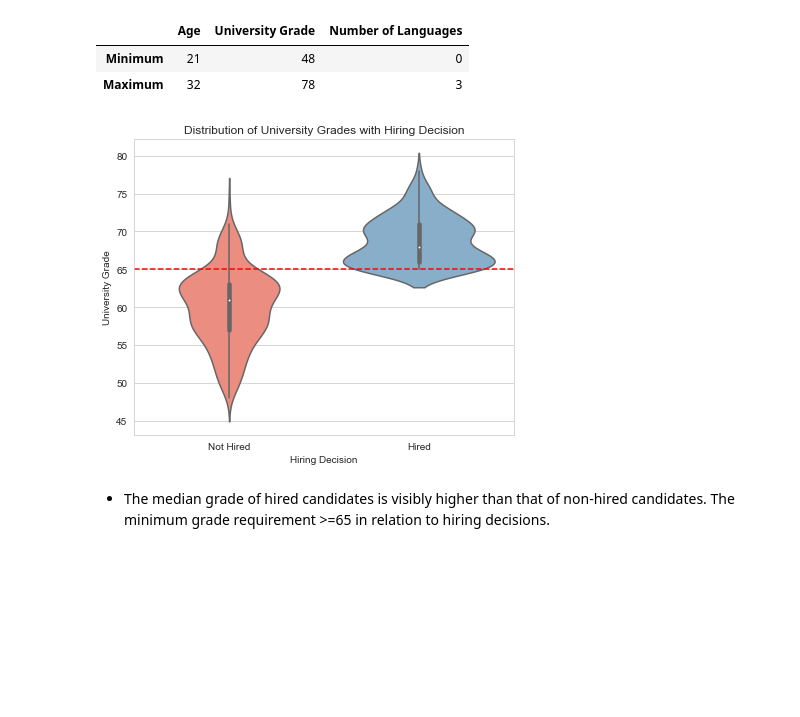
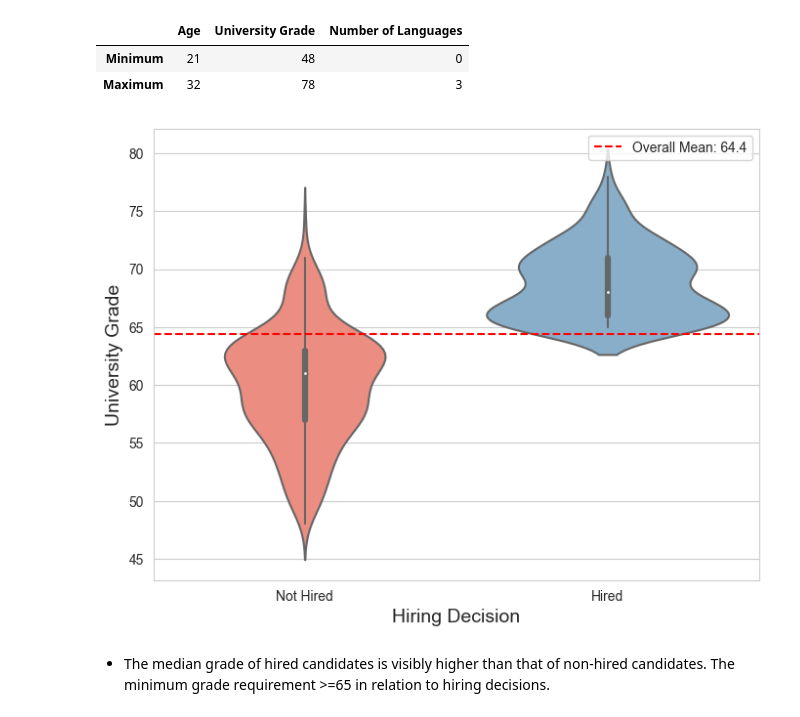
Before and after one commit to kwah-space/IDS-draft, a Jupyter notebook: A3 model.ipynb, the cells around one changed output. Drawn from its saved outputs; the diff is of its cells as text; code cells hidden in the pictures; blank space fills up the shorter version.

Commit message:
Exploration graphs included

```diff
--- a/A3 model.ipynb
+++ b/A3 model.ipynb
@@ -178,18 +178,28 @@ min_max_values
 | Maximum | 32 | 78 | 3 |
 # %%
 sns.set_palette(sns.color_palette(colors))
-plt.figure(figsize=(6, 5))
+plt.figure(figsize=(8, 6))
 
 sns.violinplot(data=D_data, x='decision', y='ind-university_grade')
-plt.title('Distribution of University Grades with Hiring Decision')
-plt.xlabel("Hiring Decision")
-plt.ylabel("University Grade")
+
+plt.xlabel('Hiring Decision', fontsize=14)
+plt.ylabel('University Grade', fontsize=14)
+
+mean_notH = D_data[D_data['decision']==False]['ind-university_grade'].mean()
+mean_H = D_data[D_data['decision']==True]['ind-university_grade'].mean()
+
+mean_of_means = (mean_notH + mean_H) / 2
+
 plt.xticks(ticks=[False, True], labels=['Not Hired', 'Hired'])
-plt.axhline(y=65, color='r', linestyle='--', label='y=65')
 
-plt.tight_layout()
+
+plt.axhline(y=mean_of_means, color='r', linestyle='--', label=f'Overall Mean: {mean_of_means:.1f}')
+
+plt.legend()
+
+
 plt.show()
 # %% [output]
-[figure, old version]
+[figure, new version]
 # %% [markdown]
 - The median grade of hired candidates is visibly higher than that of non-hired candidates. The minimum grade requirement >=65 in relation to hiring decisions.
```
Also changed, not shown: parts of 18 cells of this notebook.
